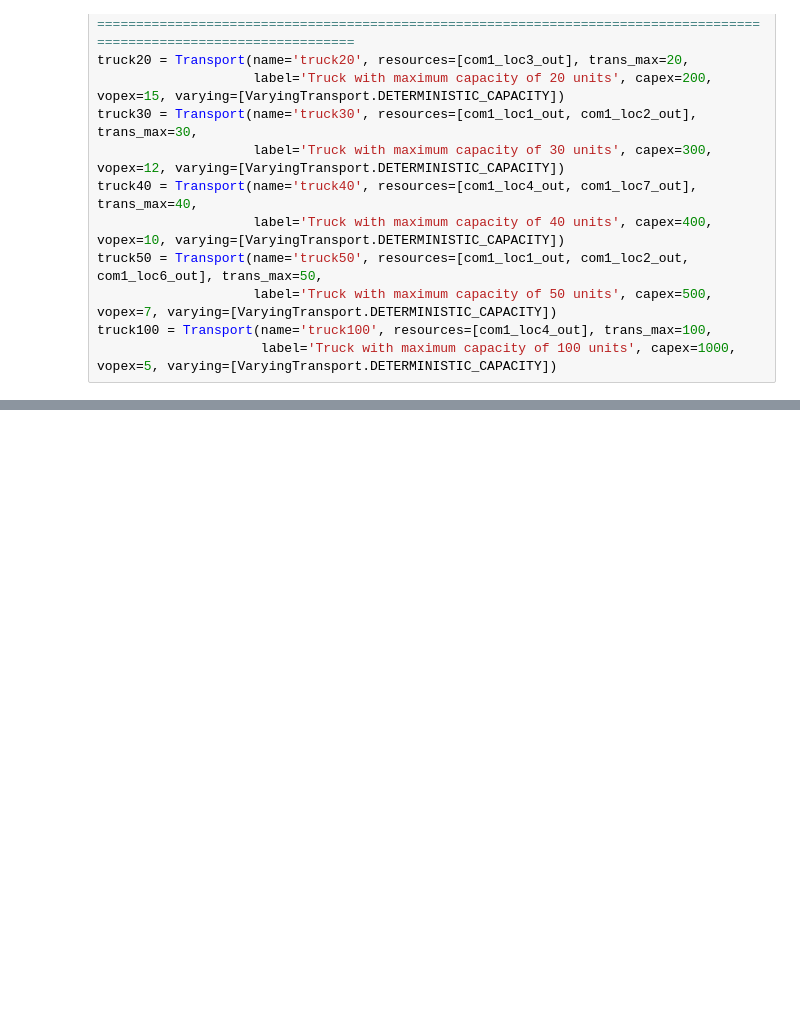
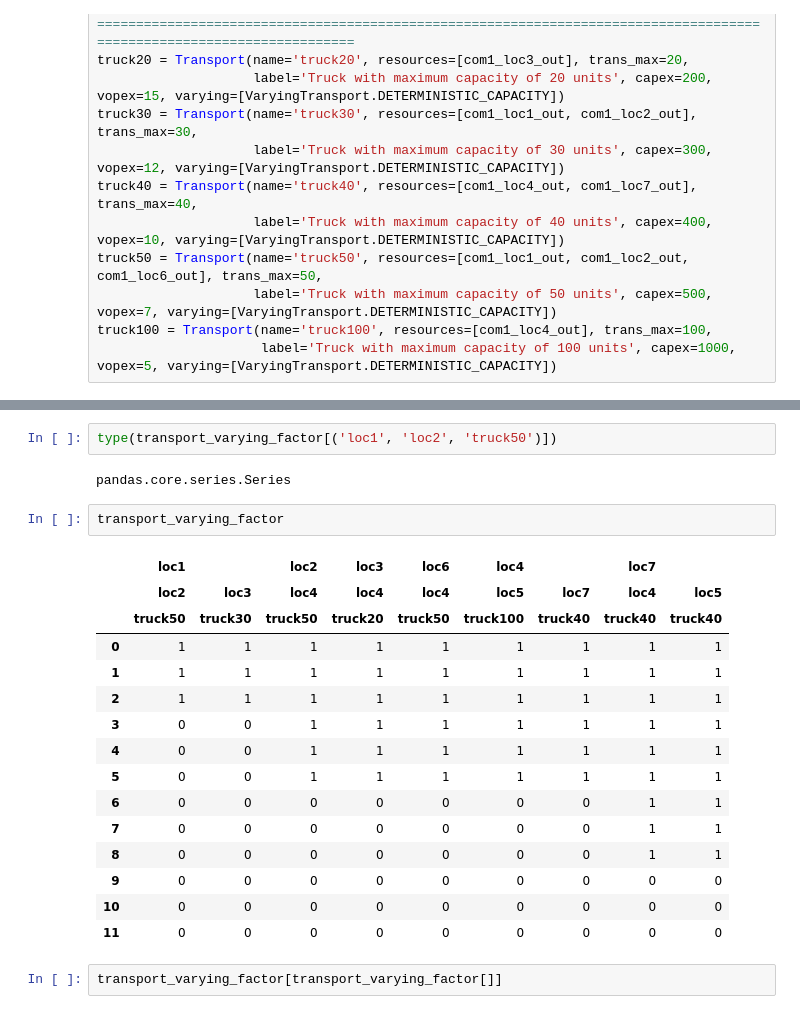
Before and after one commit to TAMUparametric/energiapy, a Jupyter notebook: docs/notebooks/ivanov-model/AIChE Fall 2023/Transport Test.ipynb, the cells around one changed output, grey strips where cells are left out. Cells and saved outputs as stored; diff of their text form; blank space fills up the shorter version.

```diff
--- a/docs/notebooks/ivanov-model/AIChE Fall 2023/Transport Test.ipynb
+++ b/docs/notebooks/ivanov-model/AIChE Fall 2023/Transport Test.ipynb
@@ -239,0 +254,24 @@ TypeError: unhashable type: 'dict'
+# %%
+type(transport_varying_factor[('loc1', 'loc2', 'truck50')])
+# %% [output]
+pandas.core.series.Series
+# %%
+transport_varying_factor
+# %% [output]
+|  | loc1 |  | loc2 | loc3 | loc6 | loc4 |  | loc7 |  |
+|  | loc2 | loc3 | loc4 | loc4 | loc4 | loc5 | loc7 | loc4 | loc5 |
+|  | truck50 | truck30 | truck50 | truck20 | truck50 | truck100 | truck40 | truck40 | truck40 |
+| 0 | 1 | 1 | 1 | 1 | 1 | 1 | 1 | 1 | 1 |
+| 1 | 1 | 1 | 1 | 1 | 1 | 1 | 1 | 1 | 1 |
+| 2 | 1 | 1 | 1 | 1 | 1 | 1 | 1 | 1 | 1 |
+| 3 | 0 | 0 | 1 | 1 | 1 | 1 | 1 | 1 | 1 |
+| 4 | 0 | 0 | 1 | 1 | 1 | 1 | 1 | 1 | 1 |
+| 5 | 0 | 0 | 1 | 1 | 1 | 1 | 1 | 1 | 1 |
+| 6 | 0 | 0 | 0 | 0 | 0 | 0 | 0 | 1 | 1 |
+| 7 | 0 | 0 | 0 | 0 | 0 | 0 | 0 | 1 | 1 |
+| 8 | 0 | 0 | 0 | 0 | 0 | 0 | 0 | 1 | 1 |
+| 9 | 0 | 0 | 0 | 0 | 0 | 0 | 0 | 0 | 0 |
+| 10 | 0 | 0 | 0 | 0 | 0 | 0 | 0 | 0 | 0 |
+| 11 | 0 | 0 | 0 | 0 | 0 | 0 | 0 | 0 | 0 |
+# %%
+transport_varying_factor[transport_varying_factor[]]
```
Also changed, not shown: parts of 2 cells of this notebook, 4 other files.
